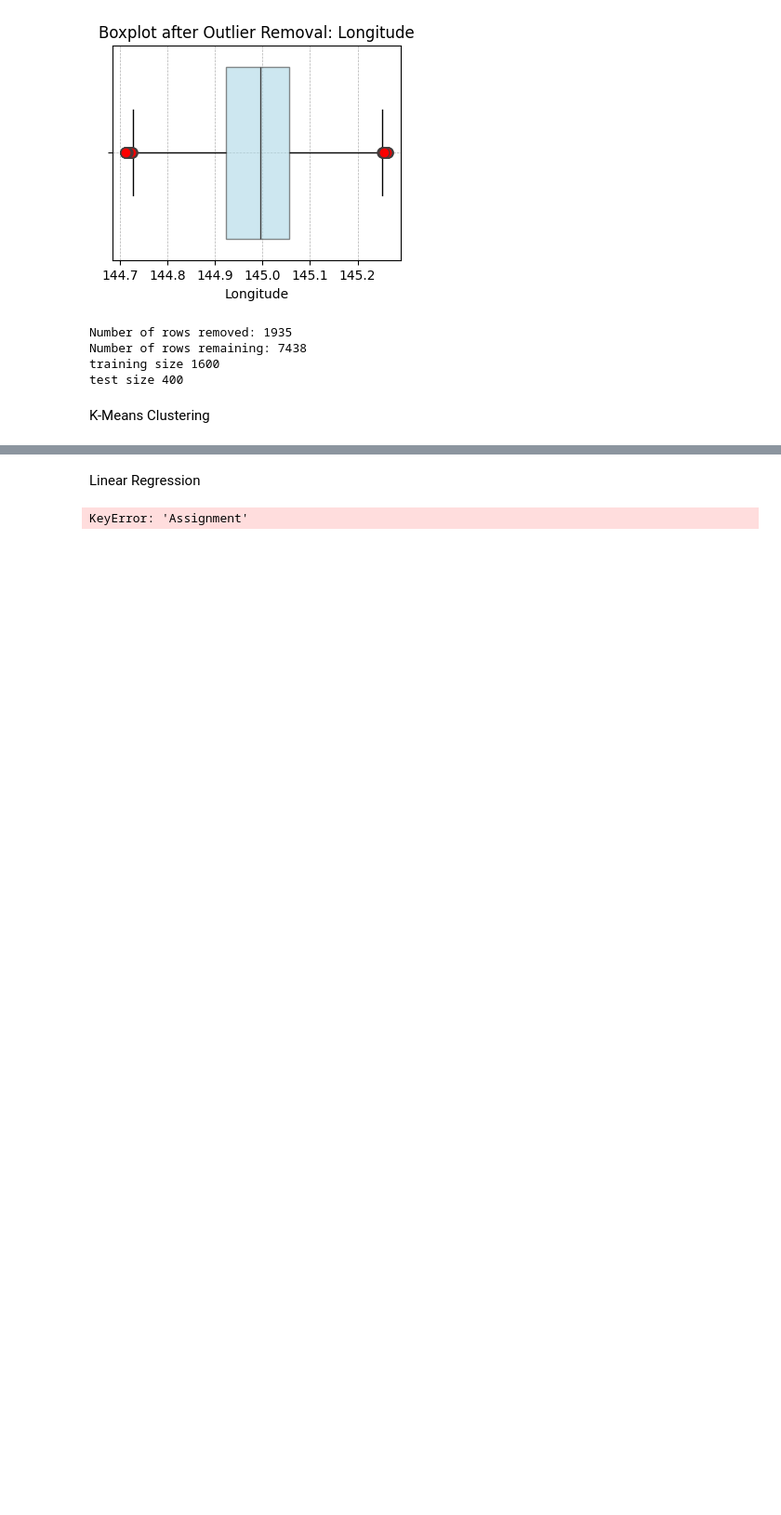
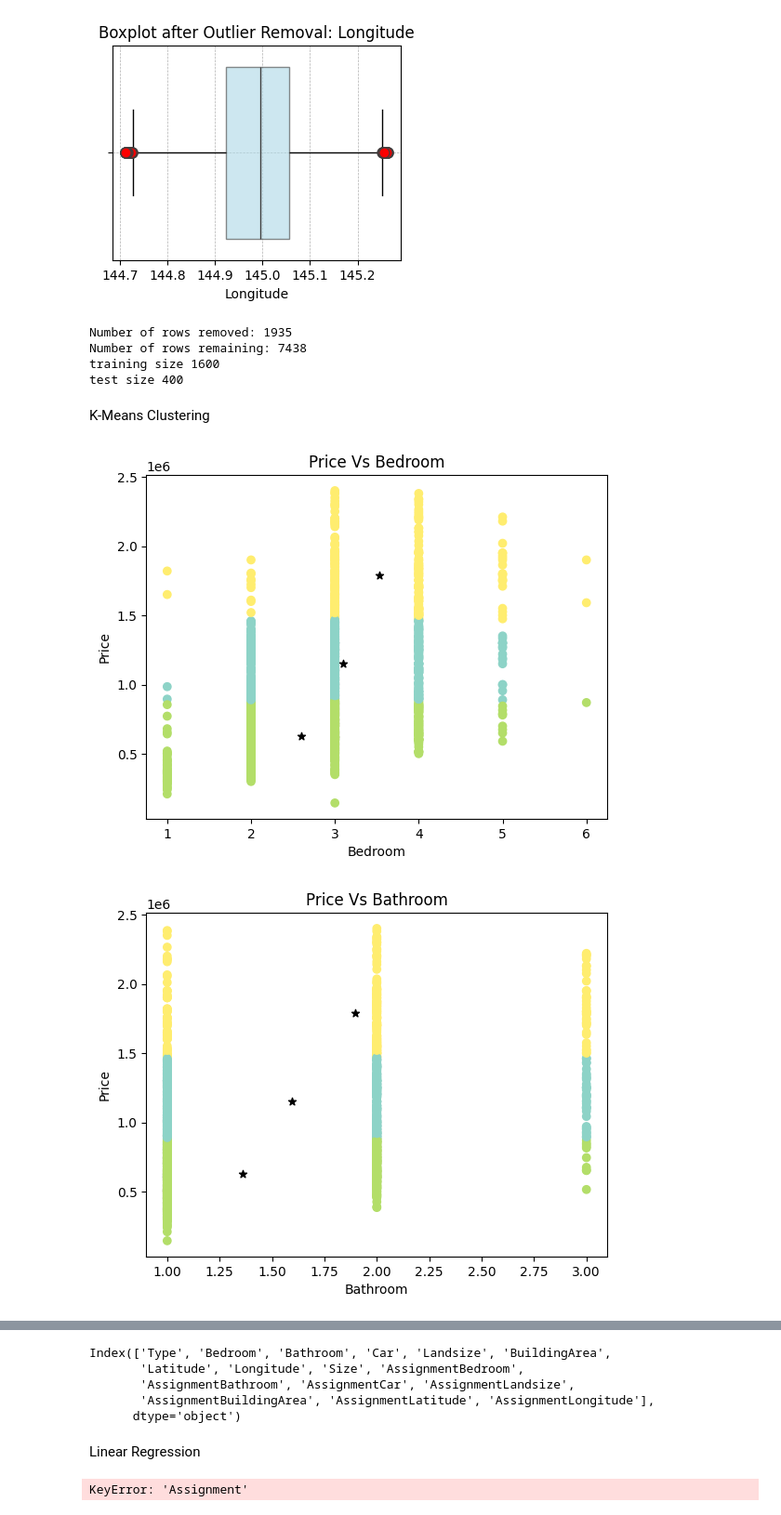
Before and after one commit to Wajeeha-B/ai_project.github.io, a Jupyter notebook: code/estimator.ipynb, the cells around one changed output, grey strips where cells are left out. Shown at 93% size. Drawn from its saved outputs; the diff is of its cells as text; code cells hidden in the pictures; blank space fills up the shorter version.

Commit message:
2D plots are back

```diff
--- a/code/estimator.ipynb
+++ b/code/estimator.ipynb
@@ -70,29 +70,32 @@ K-Means Clustering
 # %%
 # Ashton
 k = 3
 # prefs = ['Type','Bedroom','Bathroom','Car','Landsize','BuildingArea','Latitude','Longitude']
 prefs = ['Type','Bedroom','Bathroom','Car','Landsize','BuildingArea','Latitude','Longitude']
 
-# all_points = []
-# all_centroids = []
+all_points = []
+all_centroids = []
 
-# for pref in prefs:
-#     kmeans = Kmeans.Kmeans(train_X, train_Y, k, pref)
+for pref in prefs:
+    kmeans = Kmeans.Kmeans(train_X, train_Y, k, pref)
 
-#     train_X, points, centroids = kmeans.cluster()
+    train_X, points, centroids = kmeans.cluster()
 
-#     all_points.append(points)
-#     all_centroids.append(centroids)
+    all_points.append(points)
+    all_centroids.append(centroids)
 
-#     kmeans.plotKmean(train_X, points, centroids, pref)
+    kmeans.plotKmean(train_X, points, centroids, pref)
 
-kmeans = Kmeans.Kmeans(train_X, train_Y, k, prefs)
+# kmeans = Kmeans.Kmeans(train_X, train_Y, k, prefs)
 
-train_X, points, centroids = kmeans.cluster()
+# train_X, points, centroids = kmeans.cluster()
 
 # all_points.append(points)
 # all_centroids.append(centroids)
 
 # kmeans.plotKmean(train_X, points, centroids, prefs)
 
-# print(train_X.columns)
+print(train_X.columns)
+# %% [output]
+[figure, added]
+[figure, added]
@@ -99,3 +107,8 @@ train_X, points, centroids = kmeans.cluster()
+Index(['Type', 'Bedroom', 'Bathroom', 'Car', 'Landsize', 'BuildingArea',
+       'Latitude', 'Longitude', 'Size', 'AssignmentBedroom',
+       'AssignmentBathroom', 'AssignmentCar', 'AssignmentLandsize',
+       'AssignmentBuildingArea', 'AssignmentLatitude', 'AssignmentLongitude'],
+      dtype='object')
 # %% [markdown]
 Linear Regression
 # %%
```
Also changed, not shown: parts of 10 cells of this notebook, 1 other file.
